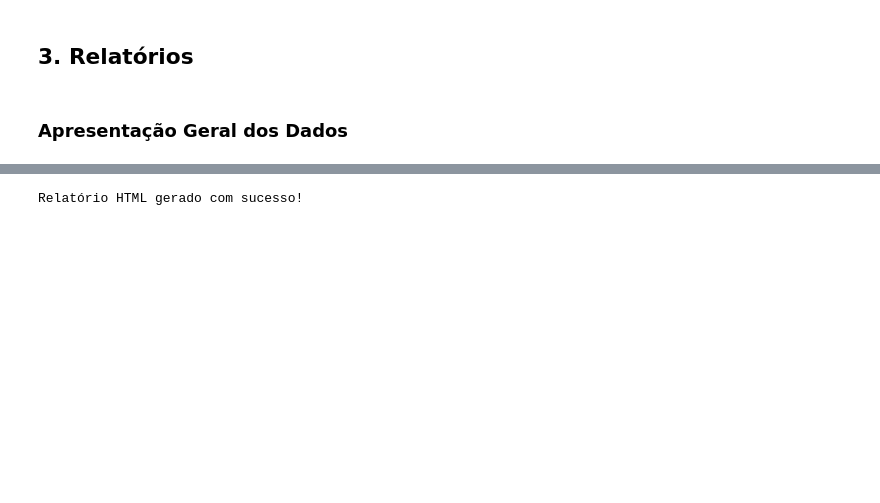
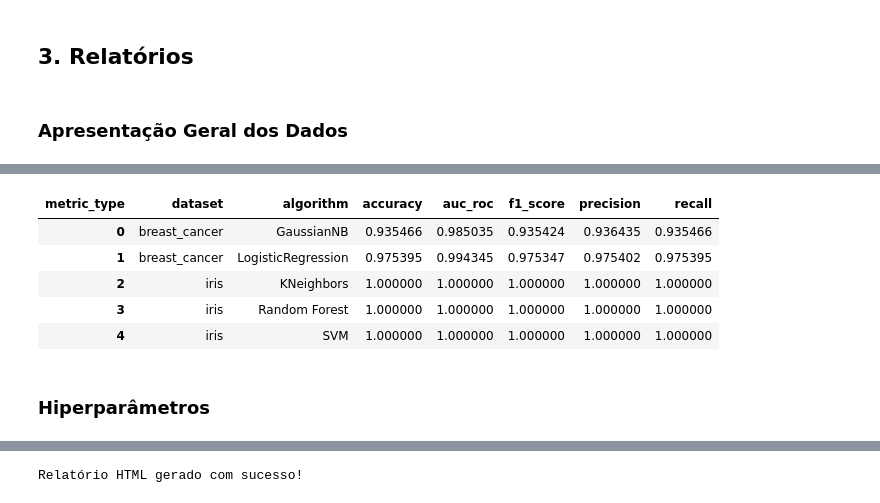
Before and after one commit to GDianaS/ml-metrics-comparison-db, a Jupyter notebook: main.ipynb, the cells around one changed output, grey strips where cells are left out. Saved outputs shown, nothing was run; the diff lists cells and outputs as text; code cells hidden in the pictures; blank space fills up the shorter version.

```diff
--- a/main.ipynb
+++ b/main.ipynb
@@ -298,3 +436,14 @@ regression_results_02
+# %%
+classification_comparison
+# %% [output]
+| metric_type | dataset | algorithm | accuracy | auc_roc | f1_score | precision | recall |
+| 0 | breast_cancer | GaussianNB | 0.935466 | 0.985035 | 0.935424 | 0.936435 | 0.935466 |
+| 1 | breast_cancer | LogisticRegression | 0.975395 | 0.994345 | 0.975347 | 0.975402 | 0.975395 |
+| 2 | iris | KNeighbors | 1.000000 | 1.000000 | 1.000000 | 1.000000 | 1.000000 |
+| 3 | iris | Random Forest | 1.000000 | 1.000000 | 1.000000 | 1.000000 | 1.000000 |
+| 4 | iris | SVM | 1.000000 | 1.000000 | 1.000000 | 1.000000 | 1.000000 |
+# %% [markdown]
+### Hiperparâmetros
 # %%
 # Função para buscar modelos e hiperparâmetros
 def fetch_models_and_hyperparams():
```
Also changed, not shown: parts of 23 cells of this notebook, 2 other files.
